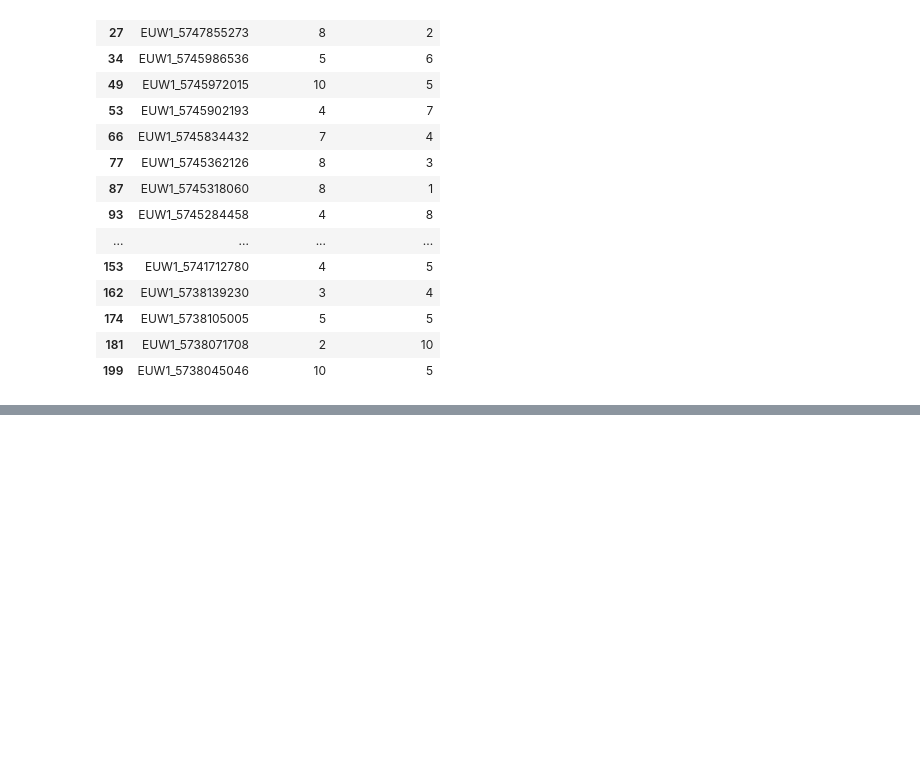
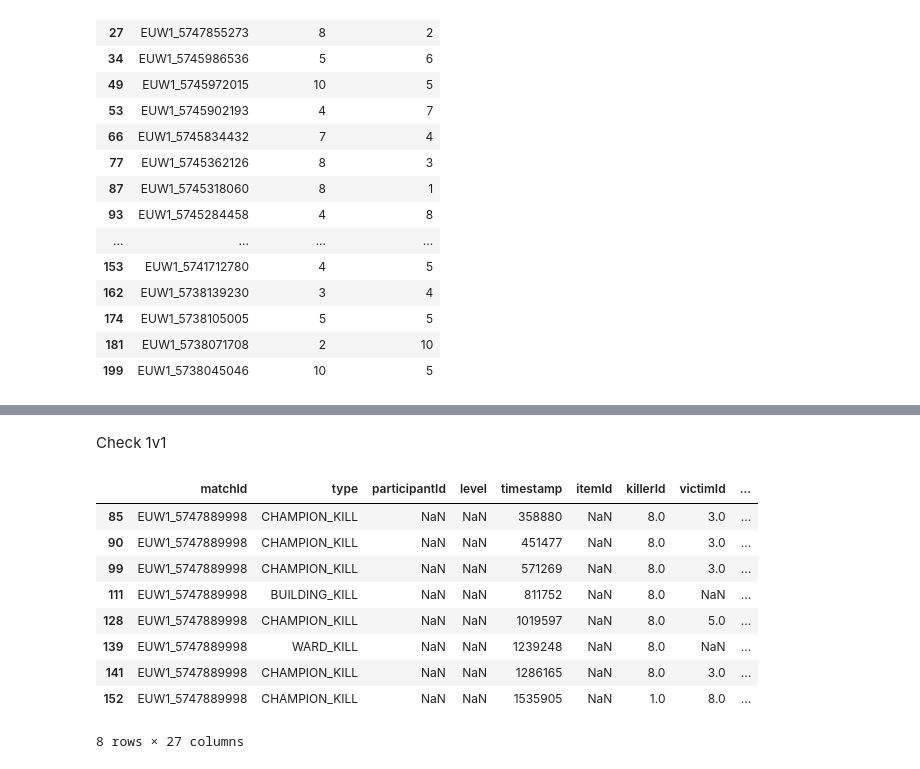
Before and after one commit to raz1x/Project_RiotAPI, a Jupyter notebook: riot.ipynb, the cells around one changed output, grey strips where cells are left out. Saved outputs shown, nothing was run; the diff lists cells and outputs as text; code cells hidden in the pictures; blank space fills up the shorter version.

Commit message:
add 1v1 count feature

```diff
--- a/riot.ipynb
+++ b/riot.ipynb
@@ -10,7 +10,7 @@ import pandas as pd
 import numpy as np
 
 # global variables
-api_key = 'RGAPI-f98f09b7-9082-4200-ba38-2baeba1186cb'
+api_key = 'RGAPI-20a01fec-2575-467e-b084-052d14bb2f70'
 watcher = LolWatcher(api_key)
 my_region = 'euw1'
 # %%
@@ -406,3 +408,37 @@ Champion Icons
+# %% [markdown]
+Check 1v1
+# %%
+kelodyEventsDf[kelodyEventsDf["kelodyAssist"] == False]
+
+def check1v1(row, name):
+    if not row["assistingParticipantIds"] and (row["victimName"] == name or row["killerName"] == name) and (row["type"] == "CHAMPION_KILL"):
+        return True
+    return False
+
+kelodyEventsDf["1v1"] = kelodyEventsDf.apply(lambda row: check1v1(row, "Kelody"), axis = 1)
+kelodyEventsDf[kelodyEventsDf["1v1"] == True]
+# %%
+def count1v1(row, name, killer):
+  if killer:
+    return len(kelodyEventsDf[(kelodyEventsDf["matchId"] == row["matchId"]) & (kelodyEventsDf["1v1"] == True) & (kelodyEventsDf["killerName"] == name)])
+  else:
+    return len(kelodyEventsDf[(kelodyEventsDf["matchId"] == row["matchId"]) & (kelodyEventsDf["1v1"] == True) & (kelodyEventsDf["victimName"] == name)])
+
+kelody["1v1Won"] = kelody.apply(lambda row: count1v1(row, "Kelody", True), axis=1)
+kelody["1v1Lost"] = kelody.apply(lambda row: count1v1(row, "Kelody", False), axis=1)
+kelody
+kelodyEventsDf[(kelodyEventsDf["matchId"] == "EUW1_5747889998") & (kelodyEventsDf["1v1"] == True)]
+# %% [output]
+|  | matchId | type | participantId | level | timestamp | itemId | killerId | victimId | ... |
+| 85 | EUW1_5747889998 | CHAMPION_KILL | NaN | NaN | 358880 | NaN | 8.0 | 3.0 | ... |
+| 90 | EUW1_5747889998 | CHAMPION_KILL | NaN | NaN | 451477 | NaN | 8.0 | 3.0 | ... |
+| 99 | EUW1_5747889998 | CHAMPION_KILL | NaN | NaN | 571269 | NaN | 8.0 | 3.0 | ... |
+| 111 | EUW1_5747889998 | BUILDING_KILL | NaN | NaN | 811752 | NaN | 8.0 | NaN | ... |
+| 128 | EUW1_5747889998 | CHAMPION_KILL | NaN | NaN | 1019597 | NaN | 8.0 | 5.0 | ... |
+| 139 | EUW1_5747889998 | WARD_KILL | NaN | NaN | 1239248 | NaN | 8.0 | NaN | ... |
+| 141 | EUW1_5747889998 | CHAMPION_KILL | NaN | NaN | 1286165 | NaN | 8.0 | 3.0 | ... |
+| 152 | EUW1_5747889998 | CHAMPION_KILL | NaN | NaN | 1535905 | NaN | 1.0 | 8.0 | ... |
+8 rows × 27 columns
 # %%
 participantsDf.to_json('participants.json', orient='records')
 matchesDf.to_json('matches.json', orient='records')
```
Also changed, not shown: parts of 2 cells of this notebook.
